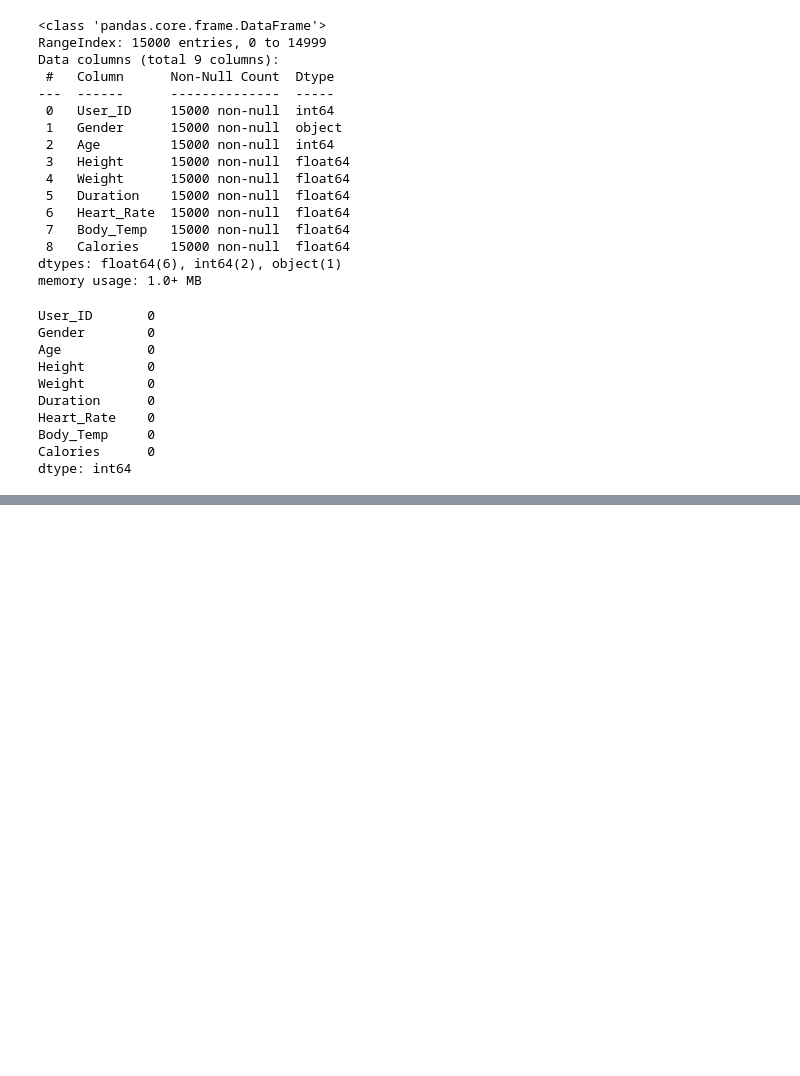
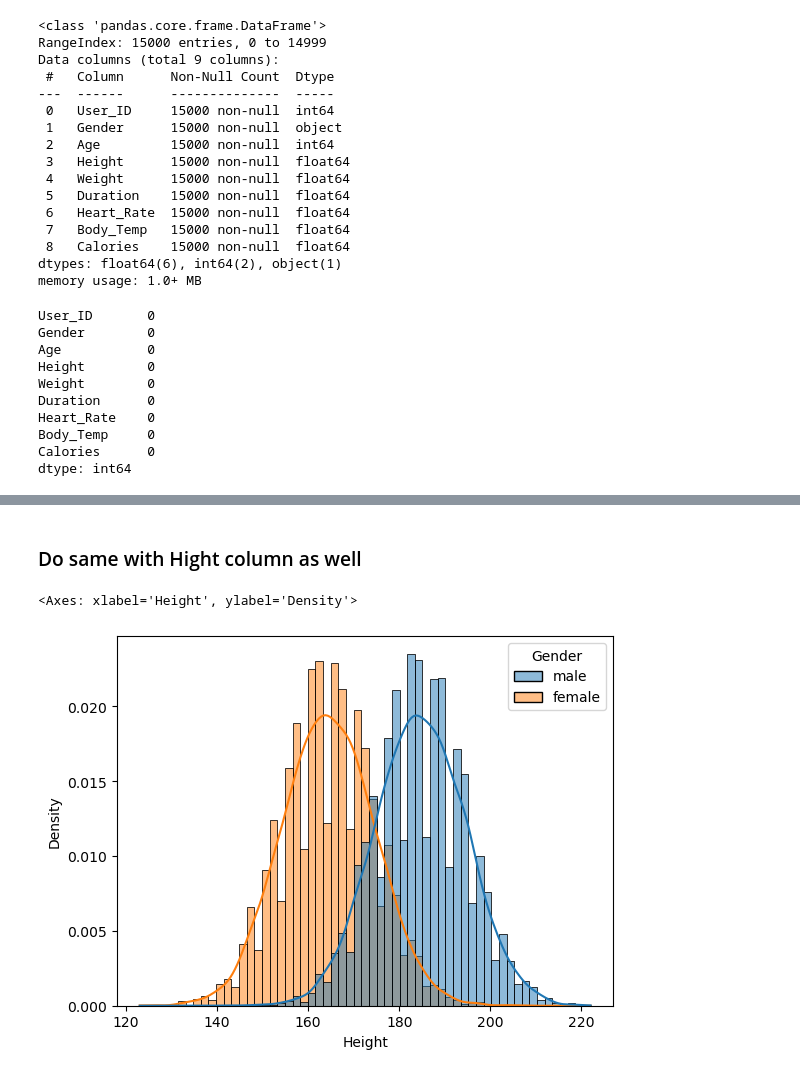
Before and after one commit to VED-PRAKA5H/Calories-Burnt-Prediction, a Jupyter notebook: notebook/eda.ipynb, the cells around one changed output, grey strips where cells are left out. Drawn from its saved outputs; the diff is of its cells as text; code cells hidden in the pictures; blank space fills up the shorter version.

```diff
--- a/notebook/eda.ipynb
+++ b/notebook/eda.ipynb
@@ -77,0 +105,7 @@ data.describe()
+# %% [markdown]
+### Do same with Hight column as well
+# %%
+sns.histplot(data, x='Height', hue = 'Gender', kde=True, stat="density")
+# %% [output]
+<Axes: xlabel='Height', ylabel='Density'>
+[figure, added]
```
Also changed, not shown: parts of 25 cells of this notebook.
